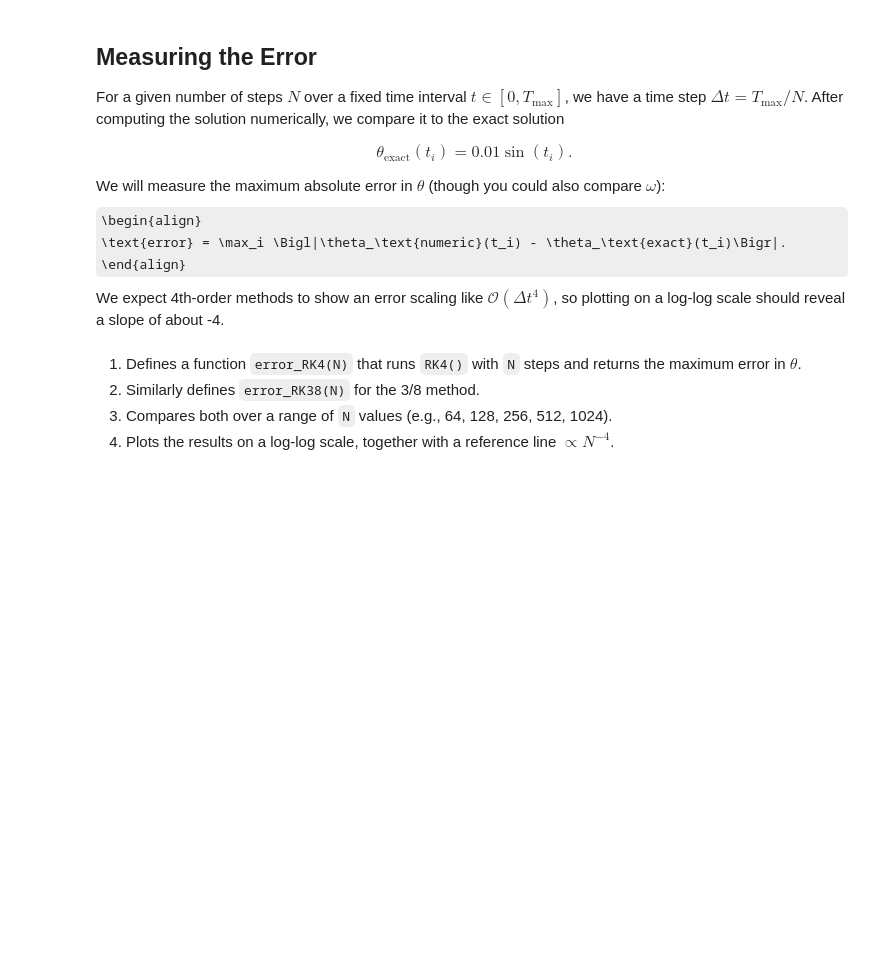
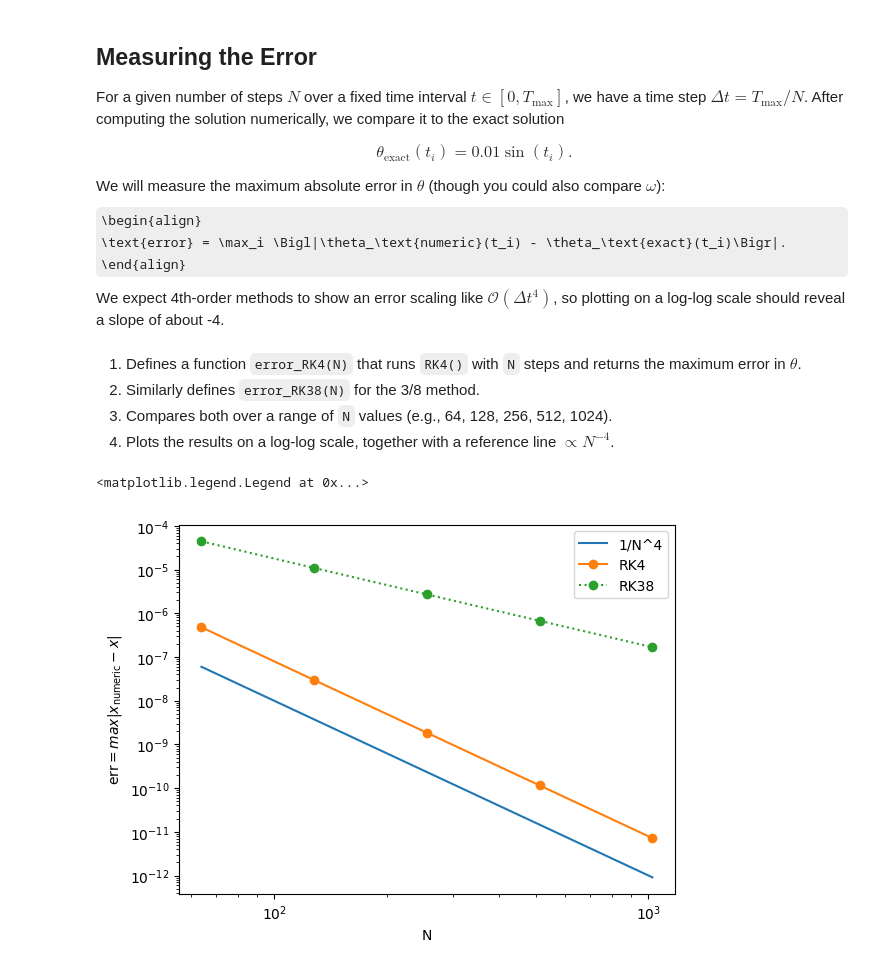
Before and after one commit to hannahgruber/phys305, a Jupyter notebook: docs/14/lab.ipynb, the cells around one changed output. Drawn from its saved outputs; the diff is of its cells as text; code cells hidden in the pictures; some formulas as TeX source; blank space fills up the shorter version.

```diff
--- a/docs/14/lab.ipynb
+++ b/docs/14/lab.ipynb
@@ -106,7 +121,22 @@ def RK38(f, x, t, dt, n):
     X : np.ndarray
         Approximate solutions at each step, shape (n+1, len(x)).
     """
-    pass
+    T = np.array(t)
+    X = np.array(x)
+
+    for i in range(n):
+        k1 = dt * np.array(f(*(x         )))
+        k2 = dt * np.array(f(*(x + (1/3)*k1)))
+        k3 = dt * np.array(f(*(x + (2/3)*k2)))
+        k4 = dt * np.array(f(*(x +     k3)))
+
+        t += dt
+        x += k1/6 + k2/3 + k3/3 + k4/6
+
+        T = np.append( T, t)
+        X = np.vstack((X, x))
+
+    return T, X
 # %% [markdown]
 ## Test Problem: Simple Harmonic Oscillator
 
@@ -127,7 +157,7 @@ def f_sh(theta, omega):
     dtheta/dt = omega
     domega/dt = -theta
     """
-    pass
+    return omega, -theta
 # %%
 T, X = RK4(f_sh, (0, 0.01), 0, 0.1, 100)
 
@@ -156,18 +189,27 @@ We expect 4th-order methods to show an error scaling like $\mathcal{O}(\Delta t^
 4. Plots the results on a log-log scale, together with a reference line $\propto N^{-4}$.
 # %%
 def error_RK4(N=100):
-    pass
+    T, X = RK4(f_sh, (0, 0.01), 0, 10/N, N)
+    Theta  = X[:,0]
+    Thetap = 0.01 * np.sin(T)
+    return np.max(abs(Theta - Thetap))
 
 def error_RK38(N=100):
-    pass
+    T, X = RK38(f_sh, (0, 0.01), 0, 10/N, N)
+    Theta  = X[:,0]
+    Thetap = 0.01 * np.sin(T)
+    return np.max(abs(Theta - Thetap))
 
 N     = np.array([64, 128, 256, 512, 1024])
 ERK4  = np.array([error_RK4(n)  for n in N])
 ERK38 = np.array([error_RK38(n) for n in N])
 
 plt.loglog(N, 1/N**4,      label='1/N^4')
 plt.loglog(N, ERK4,  'o-', label='RK4')
 plt.loglog(N, ERK38, 'o:', label='RK38')
 plt.xlabel('N')
 plt.ylabel(r'$\text{err} = max|x_\text{numeric} - x|$')
 plt.legend()
+# %% [output]
+<matplotlib.legend.Legend at 0x...>
+[figure, added]
```
Also changed, not shown: parts of 2 cells of this notebook.
